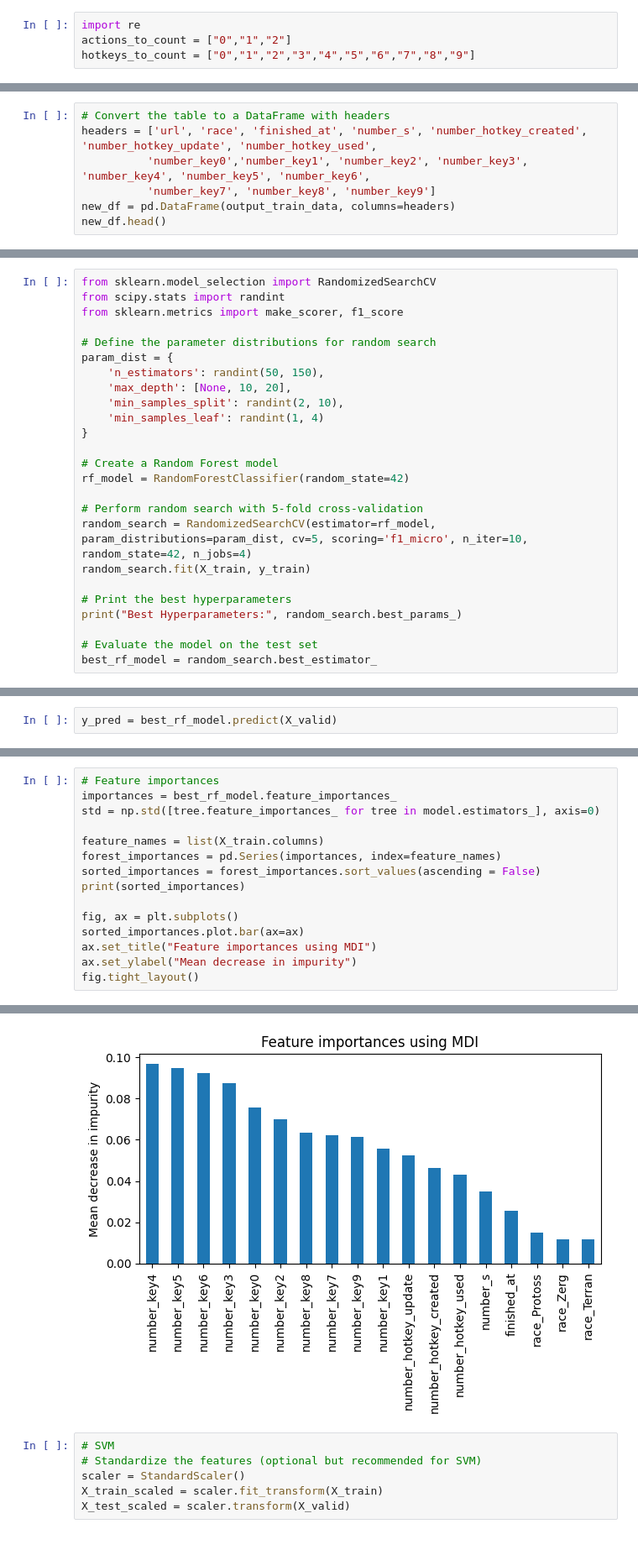
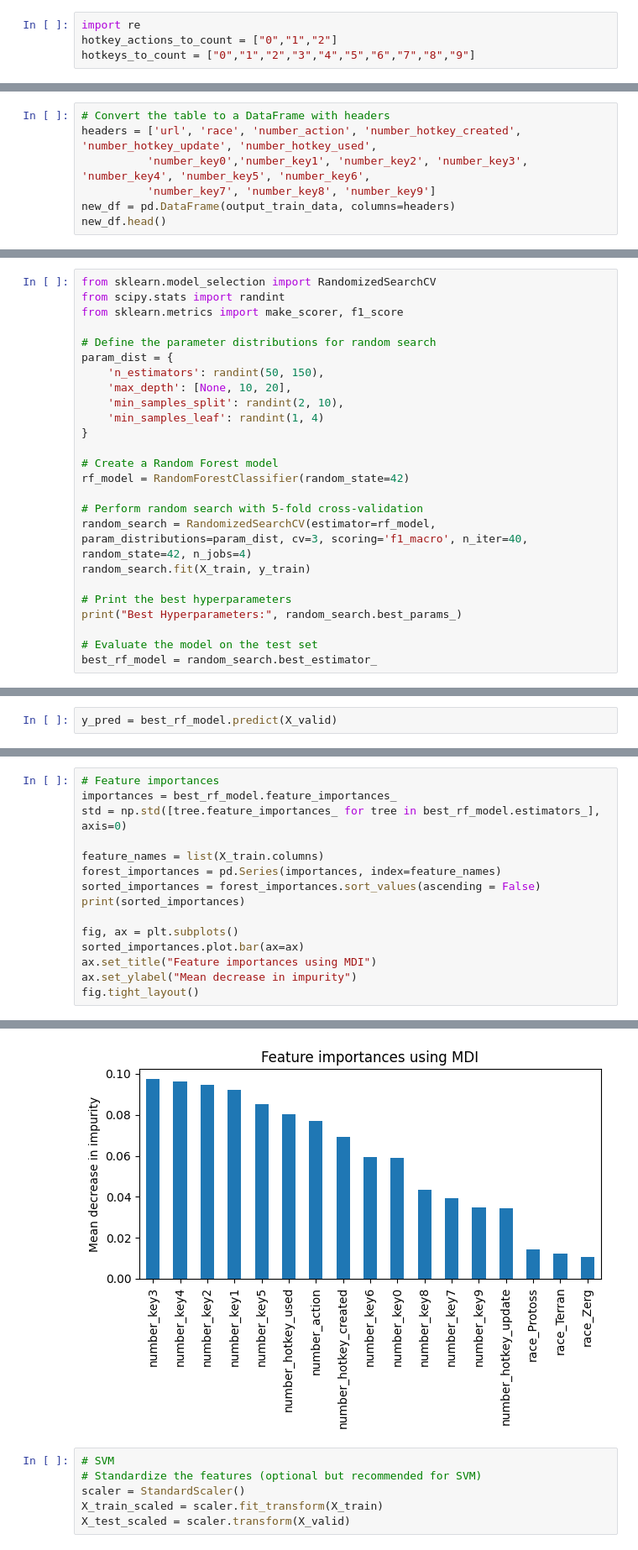
Before and after one commit to Danh-Lan/Data-Mining, a Jupyter notebook: ot2-project-dm.ipynb, the cells around one changed output, grey strips where cells are left out. Shown: that part at 84% size. Drawn from its saved outputs; the diff is of its cells as text.

```diff
--- a/ot2-project-dm.ipynb
+++ b/ot2-project-dm.ipynb
@@ -62,5 +61,5 @@ df_train
 # %%
 import re
-actions_to_count = ["0","1","2"]
+hotkey_actions_to_count = ["0","1","2"]
 hotkeys_to_count = ["0","1","2","3","4","5","6","7","8","9"]
 # %%
@@ -108,7 +131,7 @@ converted_train_data = df_train.values
 output_train_data = extract_features(converted_train_data)
 # %%
 # Convert the table to a DataFrame with headers
-headers = ['url', 'race', 'finished_at', 'number_s', 'number_hotkey_created', 'number_hotkey_update', 'number_hotkey_used',
+headers = ['url', 'race', 'number_action', 'number_hotkey_created', 'number_hotkey_update', 'number_hotkey_used',
           'number_key0','number_key1', 'number_key2', 'number_key3', 'number_key4', 'number_key5', 'number_key6',
           'number_key7', 'number_key8', 'number_key9']
 new_df = pd.DataFrame(output_train_data, columns=headers)
@@ -178,7 +201,7 @@ param_dist = {
 rf_model = RandomForestClassifier(random_state=42)
 
 # Perform random search with 5-fold cross-validation
-random_search = RandomizedSearchCV(estimator=rf_model, param_distributions=param_dist, cv=5, scoring='f1_micro', n_iter=10, random_state=42, n_jobs=4)
+random_search = RandomizedSearchCV(estimator=rf_model, param_distributions=param_dist, cv=3, scoring='f1_macro', n_iter=40, random_state=42, n_jobs=4)
 random_search.fit(X_train, y_train)
 
 # Print the best hyperparameters
@@ -201,7 +224,7 @@ print(f1)
 # %%
 # Feature importances
 importances = best_rf_model.feature_importances_
-std = np.std([tree.feature_importances_ for tree in model.estimators_], axis=0)
+std = np.std([tree.feature_importances_ for tree in best_rf_model.estimators_], axis=0)
 
 feature_names = list(X_train.columns)
 forest_importances = pd.Series(importances, index=feature_names)
@@ -235,5 +257,5 @@ race_Terran              0.011618
 dtype: float64
-[figure, old version]
+[figure, new version]
 # %%
 # SVM
 # Standardize the features (optional but recommended for SVM)
```
Also changed, not shown: parts of 26 cells of this notebook.
